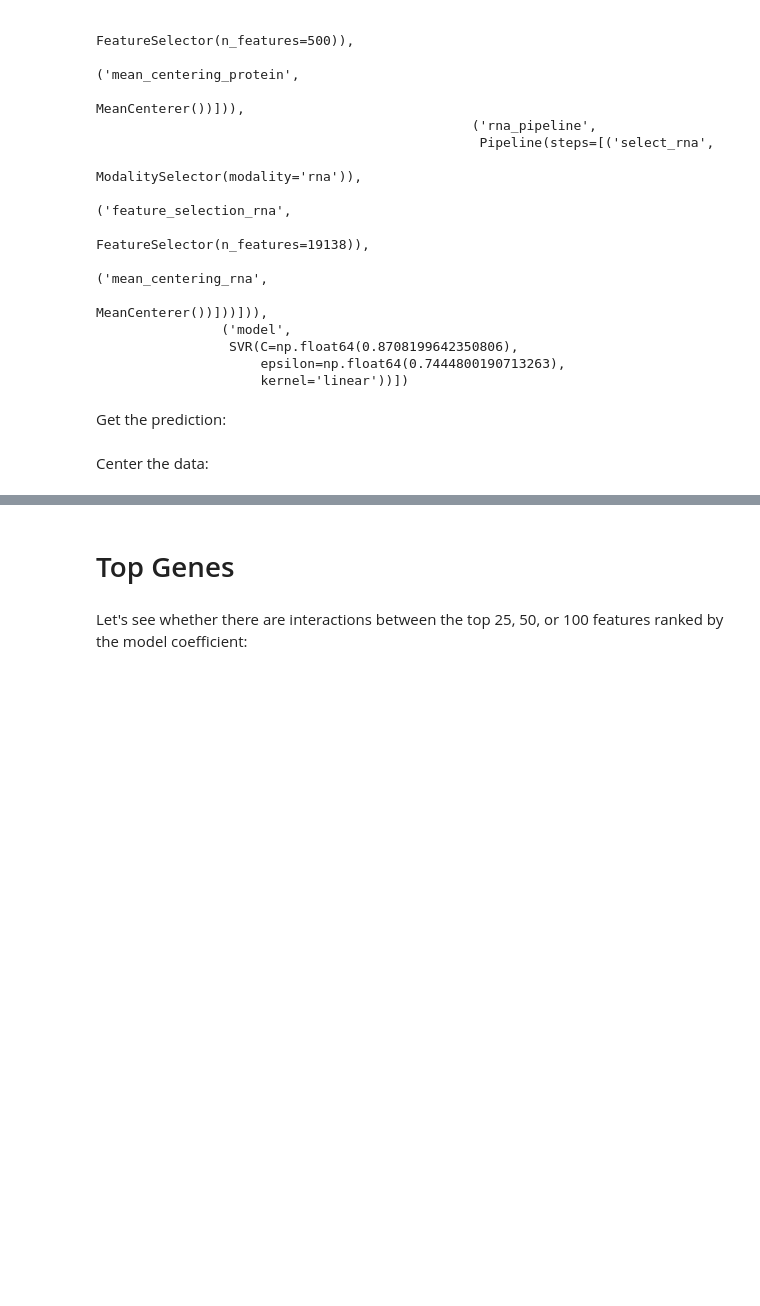
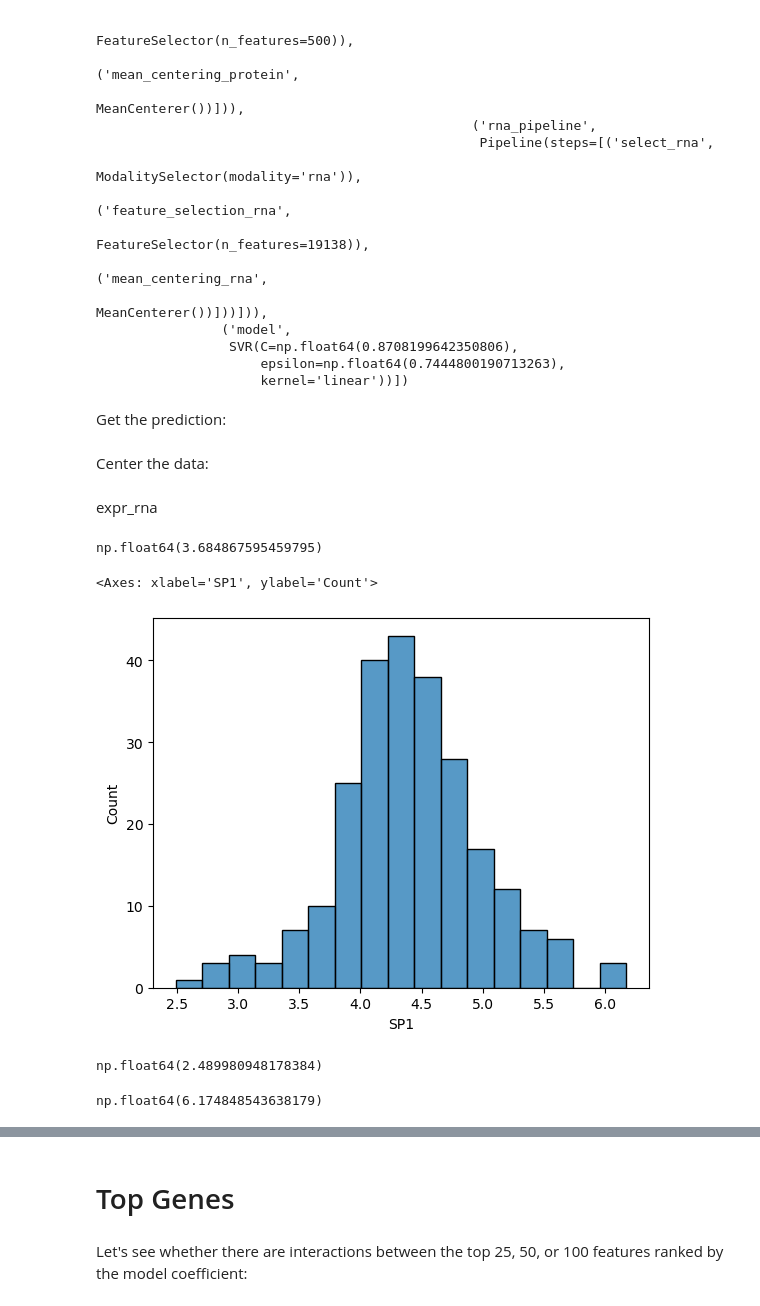
Before and after one commit to hmbaghdassarian/metastatic_potential, a Jupyter notebook: notebooks/C_joint_prediction/05_interaction_analysis/05A_top_ranked_interactions.ipynb, the cells around one changed output, grey strips where cells are left out. Saved outputs shown, nothing was run; the diff lists cells and outputs as text; code cells hidden in the pictures; blank space fills up the shorter version.

```diff
--- a/notebooks/C_joint_prediction/05_interaction_analysis/05A_top_ranked_interactions.ipynb
+++ b/notebooks/C_joint_prediction/05_interaction_analysis/05A_top_ranked_interactions.ipynb
@@ -109,0 +115,4 @@ Center the data:
+# %% [markdown]
+expr_rna
+# %%
+expr_joint.columns = [x.split(' (')[0] for x in expr_joint.columns]
@@ -109,0 +121,18 @@ Center the data:
+# %%
+np.ptp(expr_joint.loc[:, feature])
+# %% [output]
+np.float64(3.684867595459795)
+# %%
+feature = 'SP1'
+sns.histplot(expr_joint.loc[:, feature])
+# %% [output]
+<Axes: xlabel='SP1', ylabel='Count'>
+[figure, added]
+# %%
+np.min(expr_joint.loc[:, feature])
+# %% [output]
+np.float64(2.489980948178384)
+# %%
+np.max(expr_joint.loc[:, feature])
+# %% [output]
+np.float64(6.174848543638179)
```
Also changed, not shown: parts of 9 cells of this notebook, 6 other files.
